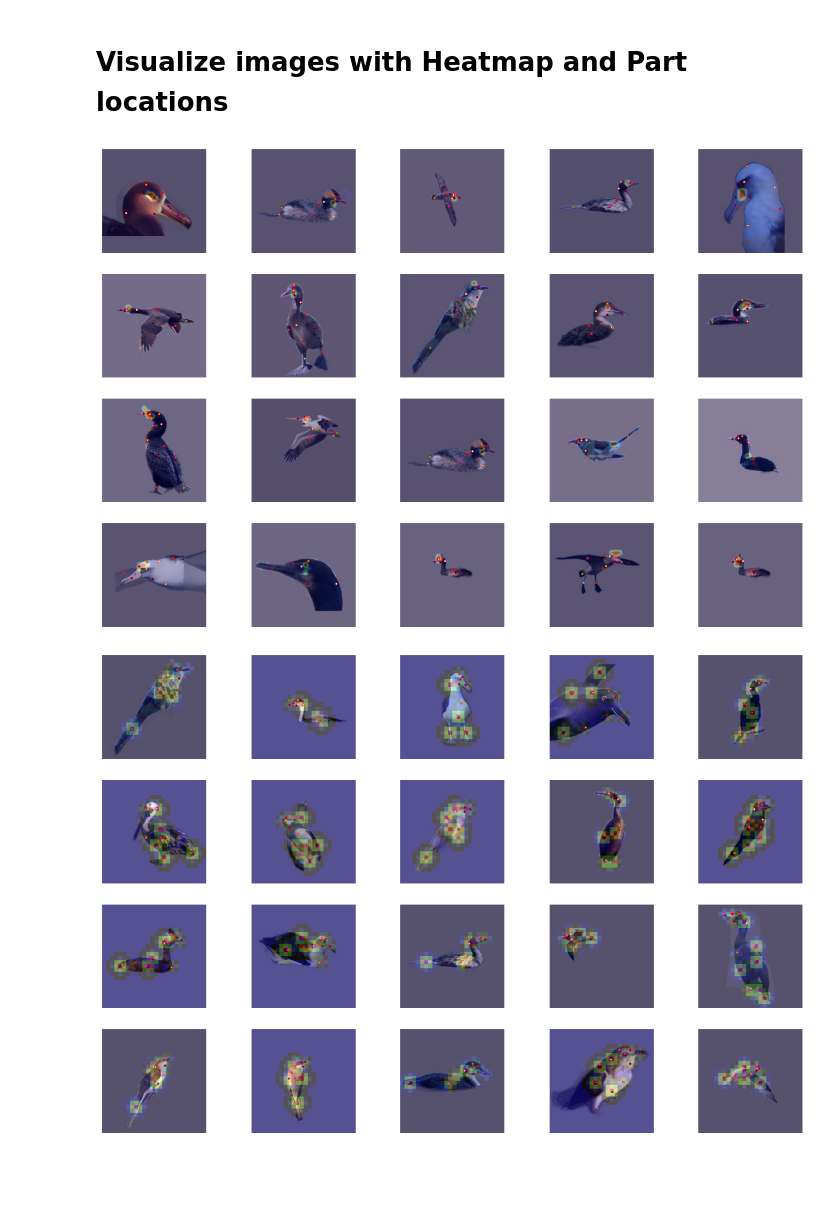
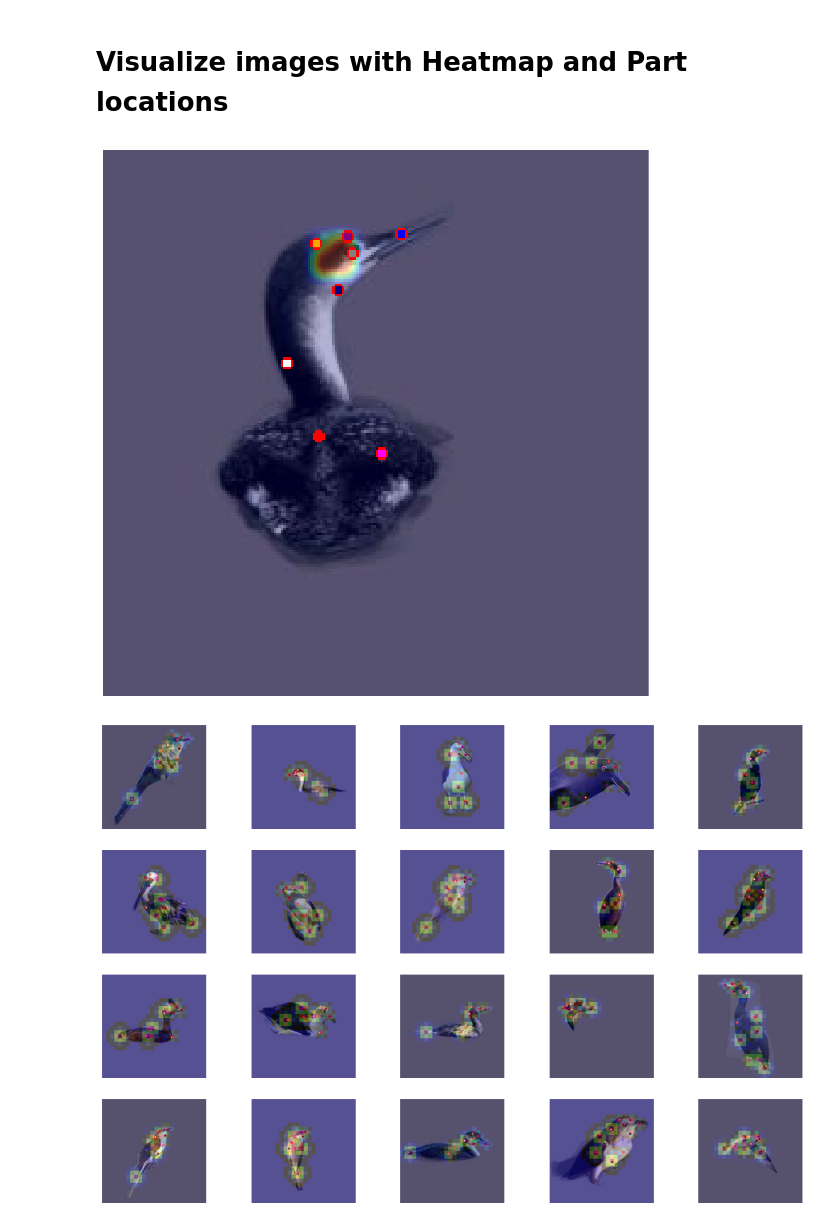
Before and after one commit to harishB97/PIPNet, a Jupyter notebook: part_consistency.ipynb, the cells around one changed output. Saved outputs shown, nothing was run; the diff lists cells and outputs as text; code cells hidden in the pictures; blank space fills up the shorter version.

```diff
--- a/part_consistency.ipynb
+++ b/part_consistency.ipynb
@@ -56,7 +59,7 @@ import matplotlib.pyplot as plt
 # run_path = "/home/harishbabu/projects/PIPNet/runs/065-CUB-18-imgnet_with-equalize-aug_cnext26_img=224_nprotos=4per-desc_unit-sphere_finetune=5_no-meanpool_with-softmax_AW=3-TW=2-UW=3-CW=2_batch=20"
 
 # original hpipnet with 20 protos per node no KO, no OOD, no tanh-desc
-# run_path = "/home/harishbabu/projects/PIPNet/runs/062-CUB-18-imgnet_with-equalize-aug_cnext26_img=224_nprotos=20_no-KO_no-OOD"
+run_path = "/home/harishbabu/projects/PIPNet/runs/062-CUB-18-imgnet_with-equalize-aug_cnext26_img=224_nprotos=20_no-KO_no-OOD"
 
 # original hpipnet with 20 protos per node no KO, no OOD, WITH tanh-desc
 # run_path = "/home/harishbabu/projects/PIPNet/runs/063-CUB-18-imgnet_with-equalize-aug_cnext26_img=224_nprotos=20_no-KO_no-OOD_tanh-desc"
@@ -134,7 +137,7 @@ import matplotlib.pyplot as plt
 # run_path = "/home/harishbabu/projects/PIPNet/runs/103-091-wProtoPool20PerNode_CUB-18-imgnet_with-equalize-aug_cnext26_BGM=4|1.0|50_img=224_nprotos=20_unit-sphere-protopool_no-meanpool_with-softmax-tau=0.2_no-addon-bias_AW=3-TW=2-MMW=2-UW=3-CW=2_batch=48"
 
 # 098 091 without AL + UNI
-run_path = '/home/harishbabu/projects/PIPNet/runs/098-091-woALUNI_finetune=0_CUB-18-imgnet_with-equalize-aug_cnext26_BGM=4|1.0|50_img=224_nprotos=4per-leaf-desc_unit-sphere_no-meanpool_with-softmax-tau=0.2_no-addon-bias_AW=3-TW=2-MMW=2-UW=3-CW=2_mm-loss_batch=48'
+# run_path = '/home/harishbabu/projects/PIPNet/runs/098-091-woALUNI_finetune=0_CUB-18-imgnet_with-equalize-aug_cnext26_BGM=4|1.0|50_img=224_nprotos=4per-leaf-desc_unit-sphere_no-meanpool_with-softmax-tau=0.2_no-addon-bias_AW=3-TW=2-MMW=2-UW=3-CW=2_mm-loss_batch=48'
 
 # 0103 091 with 20 per node
 # run_path = "/home/harishbabu/projects/PIPNet/runs/107-baseline_LOU_CUB-18-imgnet_with-equalize-aug_cnext26_img=224_nprotos=20_no-KO_no-OOD"
@@ -189,9 +192,10 @@ import numpy as np
 from collections import defaultdict
 
 # Define the paths
-dataset_path = '/projects/ml4science/harishbabu/data/CUB_200_2011/'  # Replace with the actual path
+vizloader_name = 'projectloader'
+dataset_path = '/projects/ml4science/harishbabu/data/CUB_200_2011/'  # part locs are loaded from here
 images_file = os.path.join(dataset_path, 'images.txt')
-npy_path = os.path.join(run_path, 'activation_as_npy')
+npy_path = os.path.join(run_path, '_'.join(['activation_as_npy', vizloader_name]))
 
 PART_LOC_METHOD = "MAX_IN_WINDOW"
 FILE_TYPE_FOR_PATH_LOC = {'SINGLE_PART_LOC': 'PART_LOC',
@@ -635,37 +650,37 @@ def add_heatmap(latent_activation, input_image):
     image_b_pillow = Image.fromarray((image_b * 255).astype('uint8'))
 #     pdb.set_trace()
     result_image = Image.blend(image_b_pillow, image_a_heatmap_pillow, alpha=0.3)
 
     return result_image
 
 # Function to display images in a Jupyter notebook
 def display_images(images):
     plt.figure(figsize=(15, 10))
     for i, img in enumerate(images, 1):
-        plt.subplot(4, 5, i)
+        plt.subplot(1, 1, i) #plt.subplot(4, 5, i)
         plt.imshow(img)
         plt.axis('off')
     plt.show()
 
 # Randomly sample 10 images
-# sampled_images = random.sample((df[df['max_part_activation'] < 0.1][['img_filename', 'img_path', 'activation']].values).tolist(), 20)
-sampled_images = random.sample((df[['img_filename', 'img_path', 'activation']].values).tolist(), 20)
+sampled_images = random.sample((df[df['max_part_activation'] > 0.7][['img_filename', 'img_path', 'activation']].values).tolist(), 1)
+# sampled_images = random.sample((df[['img_filename', 'img_path', 'activation']].values).tolist(), 1)
 
 # Draw parts or heatmap on the images
 sampled_images_with_parts = []
 for img_filename, img_path, activation in sampled_images:
 #     image_path = os.path.join(img_path)
     img_index = img_filename_to_index[img_filename]
     image = Image.open(img_path)
 #     pdb.set_trace()
     image = add_heatmap(activation, image)
     image = draw_parts(image, image_part_locs[img_index])
     sampled_images_with_parts.append(image)
 
 # Display the images with parts
 display_images(sampled_images_with_parts)
 # %% [output]
-[figure, old version]
+[figure, new version]
 # %%
 import numpy as np
 from PIL import Image
```
Also changed, not shown: parts of 15 cells of this notebook, 2 other files.
